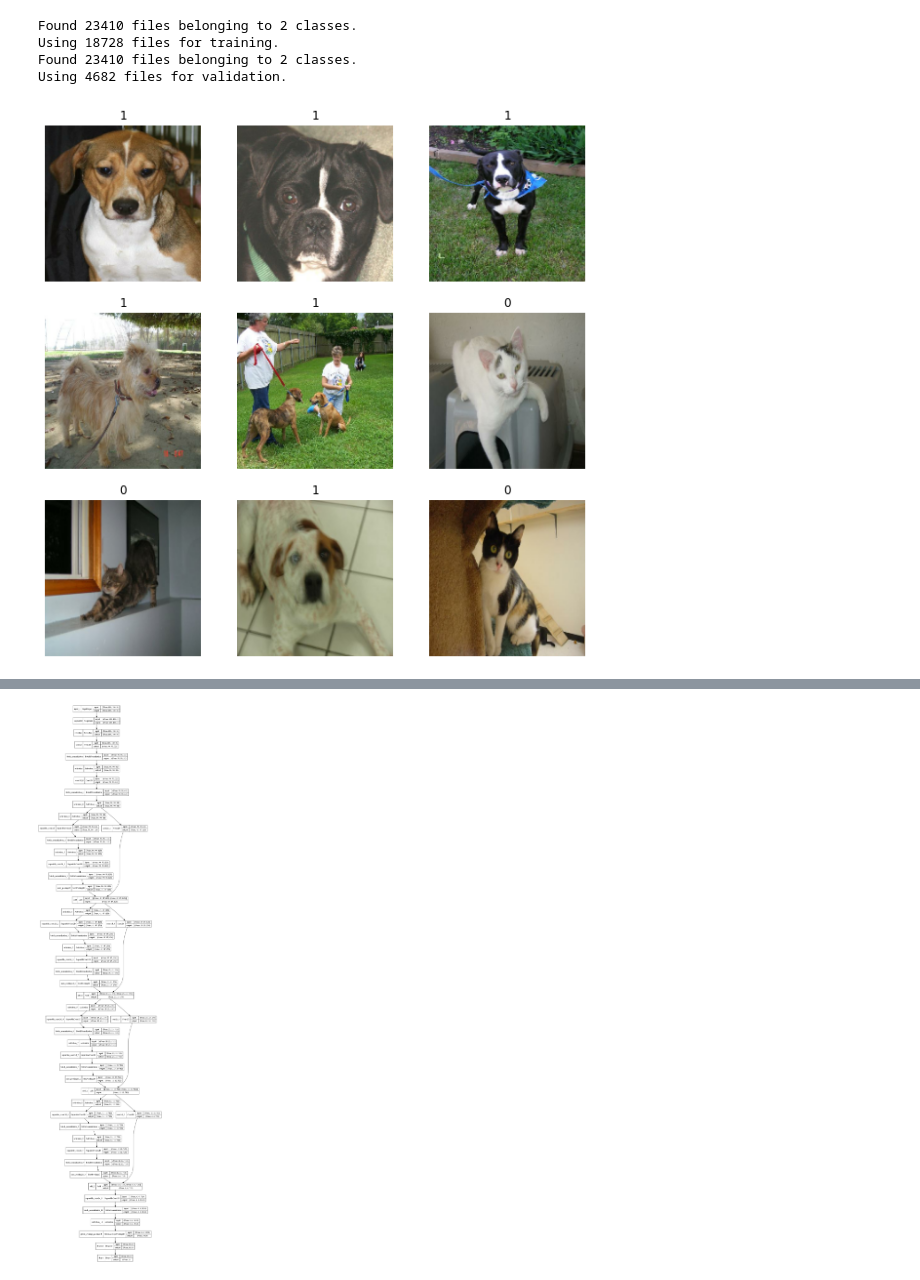
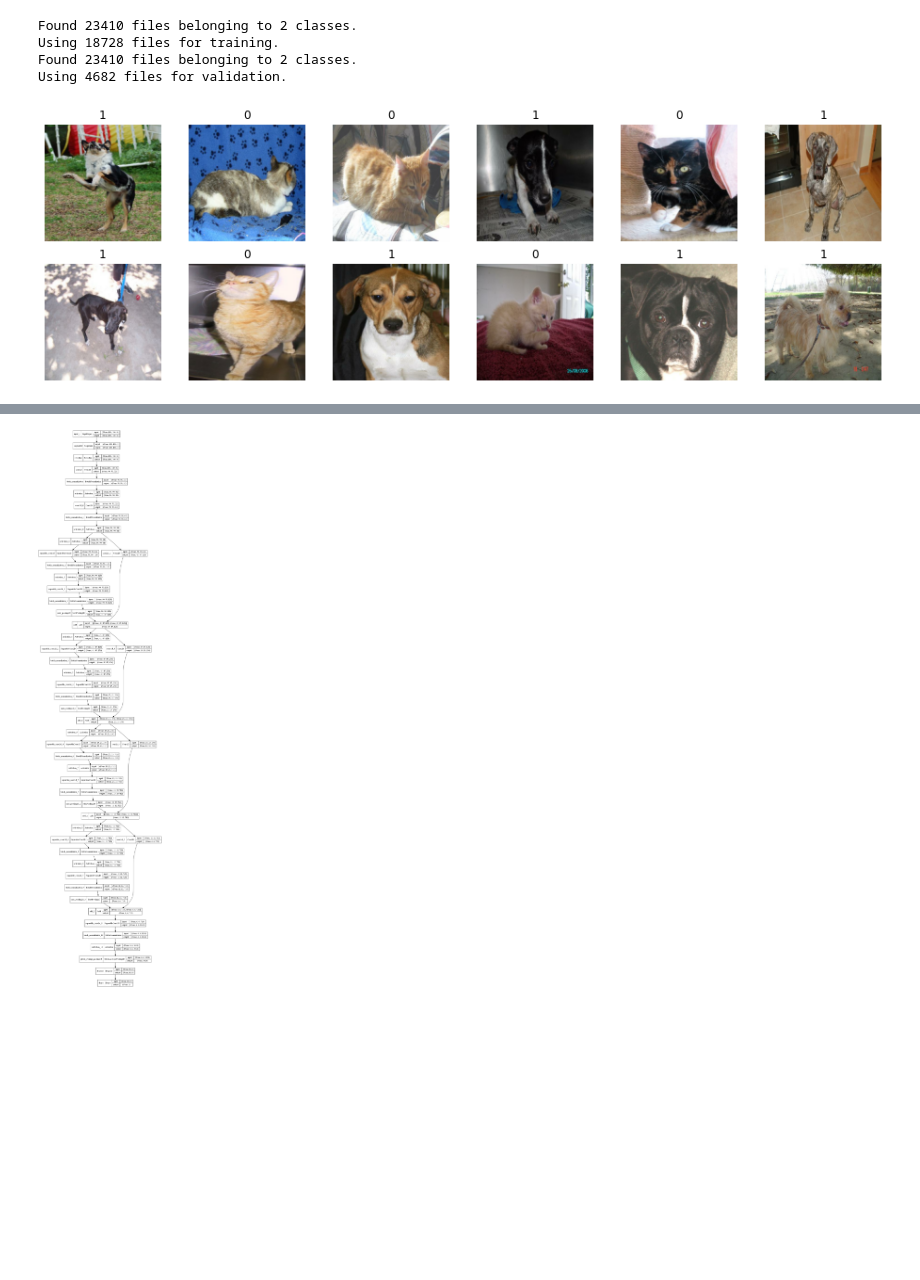
Before and after one commit to alex-lt-kong/detect-predictive-power-with-simple-models, a Jupyter notebook: 04_cats-vs-dogs/01_cnn.ipynb, the cells around one changed output, grey strips where cells are left out. Cells and saved outputs as stored; diff of their text form; code cells hidden in the pictures; blank space fills up the shorter version.

```diff
--- a/04_cats-vs-dogs/01_cnn.ipynb
+++ b/04_cats-vs-dogs/01_cnn.ipynb
@@ -36,7 +62,8 @@ Deleted 0 images
 # %%
 # Generate a Dataset
 image_size = (180, 180)
-batch_size = 16
+batch_size = 18
+# my poor laptop GPU won't support any size larger...
 
 train_ds = tf.keras.preprocessing.image_dataset_from_directory(
     "pet-images",
@@ -62,16 +89,16 @@ Using 4682 files for validation.
 # %%
 # Visualize the data
 import matplotlib.pyplot as plt
 
-plt.figure(figsize=(10, 10))
+plt.figure(figsize=(16, 5))
 for images, labels in train_ds.take(1):
-    for i in range(9):
-        ax = plt.subplot(3, 3, i + 1)
+    for i in range(12):
+        ax = plt.subplot(2, 6, i + 1)
         plt.imshow(images[i].numpy().astype("uint8"))
         plt.title(int(labels[i]))
         plt.axis("off")
 # %% [output]
-[figure, old version]
+[figure, new version]
 # %%
 # When you don't have a large image dataset, it's a good practice to artificially introduce sample diversity by
 # applying random yet realistic transformations to the training images, such as random horizontal flipping or
```
Also changed, not shown: parts of 6 cells of this notebook, 4 other files.
